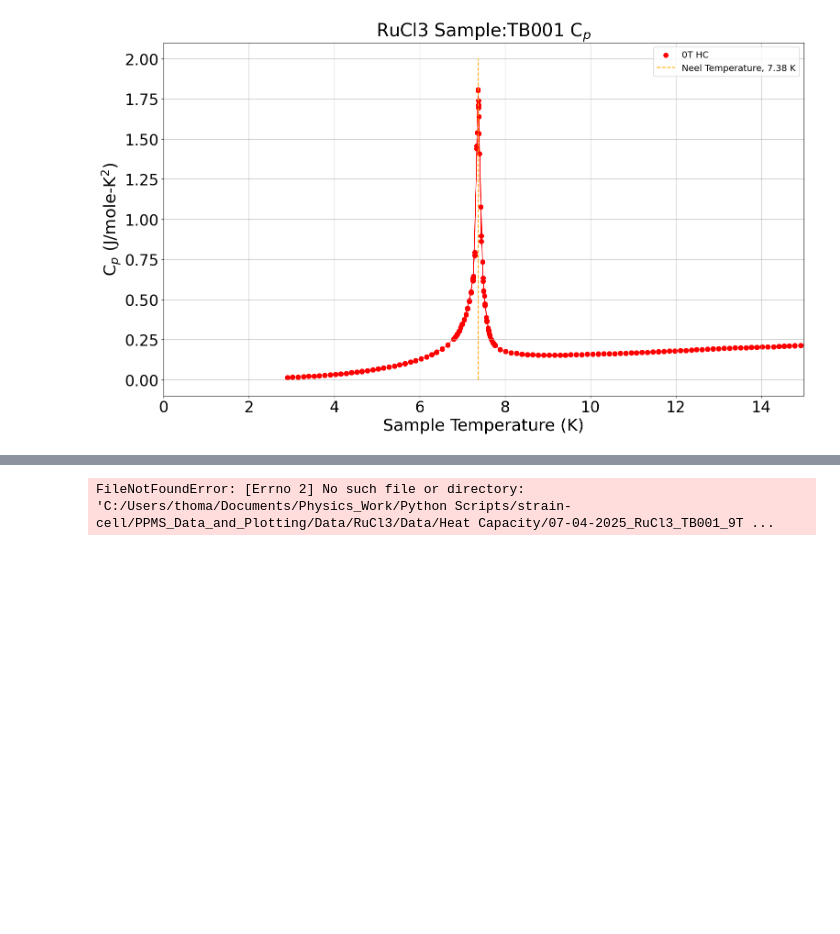
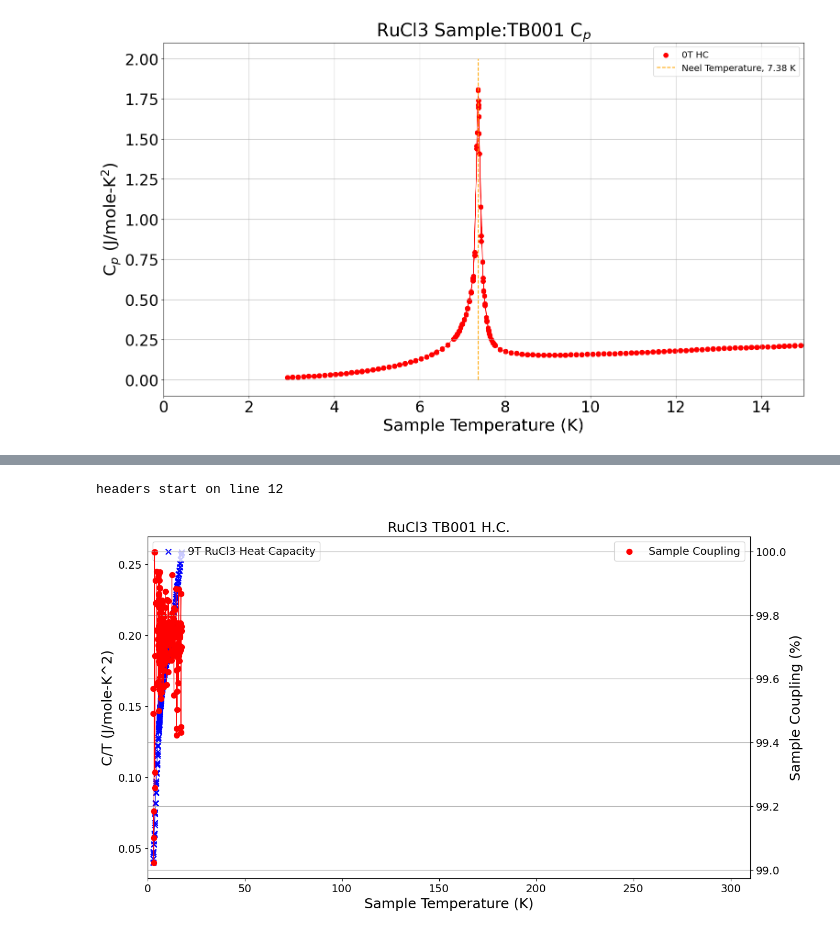
Before and after one commit to Brogan8813/strain-cell, a Jupyter notebook: PPMS_Data_and_Plotting/Plotting/PPMS Plotting.ipynb, the cells around one changed output, grey strips where cells are left out. Saved outputs shown, nothing was run; the diff lists cells and outputs as text; code cells hidden in the pictures; blank space fills up the shorter version.

```diff
--- a/PPMS_Data_and_Plotting/Plotting/PPMS Plotting.ipynb
+++ b/PPMS_Data_and_Plotting/Plotting/PPMS Plotting.ipynb
@@ -1427,8 +1427,8 @@ molar_mass = 207.43 #in g/mol
 
 #9T HC
 
-HC_9T_RuCl3 = HC_PPMS_data_loading("C:/Users/thoma/Documents/Physics_Work/Python Scripts/strain-cell/PPMS_Data_and_Plotting/Data/RuCl3/Data/Heat Capacity/07-04-2025_RuCl3_TB001_9T_ZFCW_coarse_Scan_15-300K_001.csv")
-#HC_9T_RuCl3 = HC_PPMS_data_loading("C:/Users/TXB909/Documents/strain-cell/PPMS_Data_and_Plotting/Data/RuCl3/Data/Heat Capacity/RuCl3_TB001_HC_9T_06-04-2025.csv")
+#HC_9T_RuCl3 = HC_PPMS_data_loading("C:/Users/thoma/Documents/Physics_Work/Python Scripts/strain-cell/PPMS_Data_and_Plotting/Data/RuCl3/Data/Heat Capacity/07-04-2025_RuCl3_TB001_9T_ZFCW_coarse_Scan_15-300K_001.csv")
+HC_9T_RuCl3 = HC_PPMS_data_loading("C:/Users/TXB909/Documents/strain-cell/PPMS_Data_and_Plotting/Data/RuCl3/Data/Heat Capacity/RuCl3_TB001_HC_9T_06-04-2025.csv")
 HC_9T_RuCl3.sort_values(by=['Sample Temp (Kelvin)'])
 x1 = HC_9T_RuCl3.loc[:,'Sample Temp (Kelvin)']
 y1 = HC_9T_RuCl3.loc[:,'Samp HC (J/mole-K)']
@@ -1460,34 +1460,35 @@ ax.scatter(x1, y1, marker='x', s=50,
 #    markerfacecolor='blue')
 
 ax.plot(x1, y1, c='b', linewidth=0.8)
 
 ax2 = ax.twinx()
 
 ax2.scatter(x1, y2, marker='o', s=50,
                 #c='r',
                 facecolors='r', edgecolors= 'r', label = 'Sample Coupling')
 
 #plt.errorbar(x2, y2, yerr=y2err,capsize=4,                    # little cap on the error bar
 #    ecolor='gray',                # color of error bars
 #    elinewidth=1.2,
 #    markerfacecolor='blue')
 
 ax2.plot(x1, y2, c='r', linewidth=0.8)
 
 
 plt.xlim(0, 310)
 plt.title('RuCl3 TB001 H.C.')
 
 plt.grid('both')
 ax.set_xlabel('Sample Temperature (K)')
 ax.set_ylabel('C/T (J/mole-K^2)')
 ax2.set_ylabel('Sample Coupling (%)')
 ax2.legend(loc=0)
 ax.legend(loc=2)
 
 plt.show()
 # %% [output]
-FileNotFoundError: [Errno 2] No such file or directory: 'C:/Users/thoma/Documents/Physics_Work/Python Scripts/strain-cell/PPMS_Data_and_Plotting/Data/RuCl3/Data/Heat Capacity/07-04-2025_RuCl3_TB001_9T ...
+headers start on line 12
+[figure, added]
 # %%
 import pandas as pd
 import matplotlib.pyplot as plt
```
Also changed, not shown: parts of 6 cells of this notebook.
